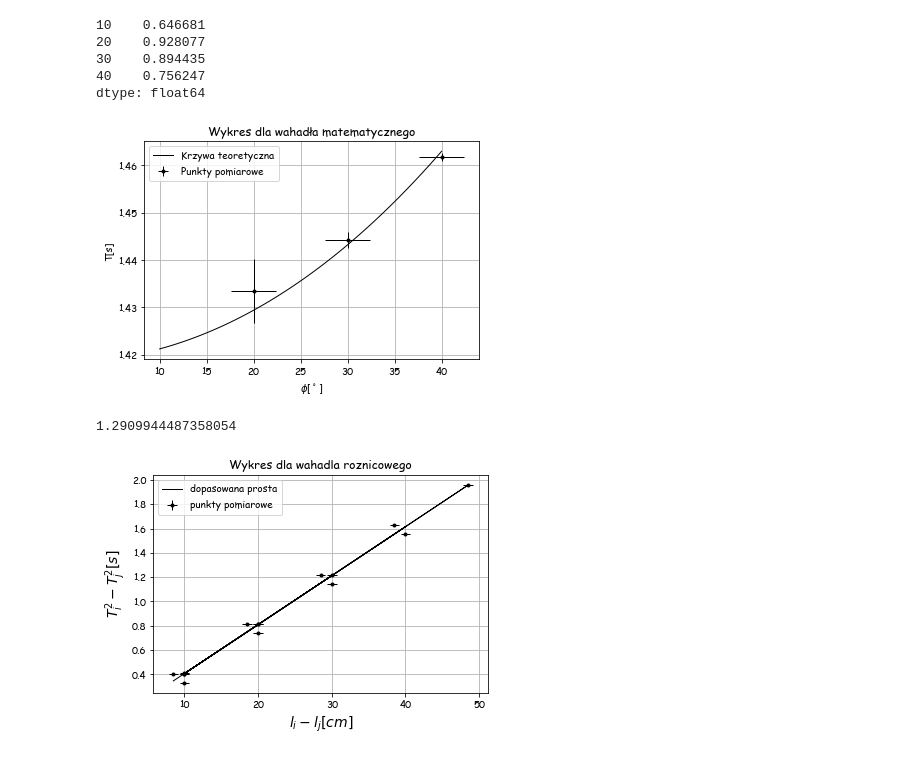
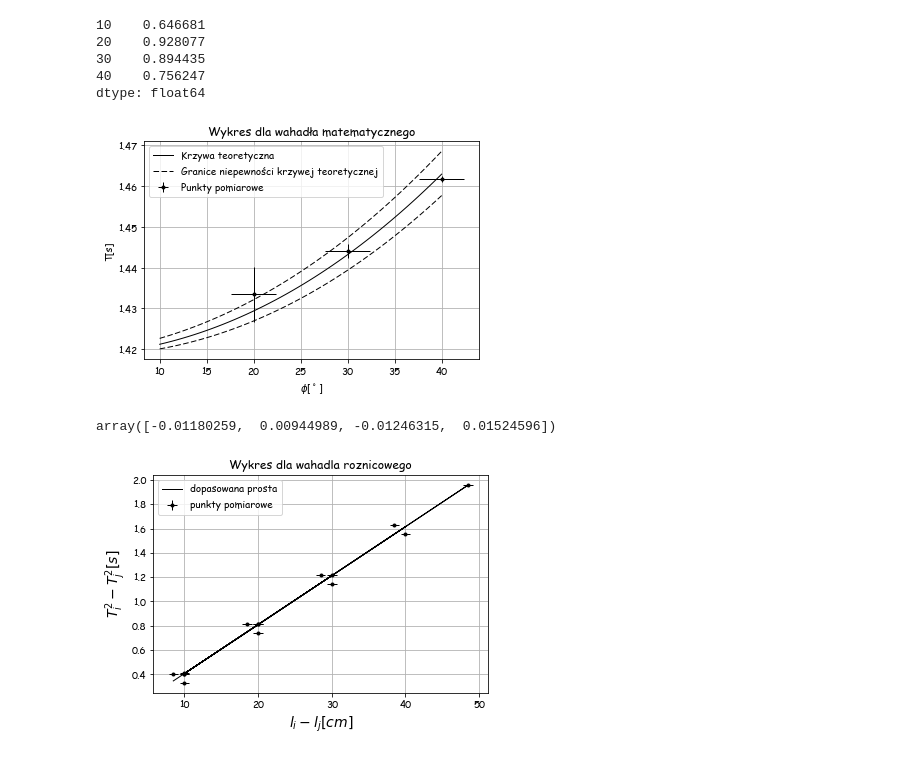
Before and after one commit to MarikinPaulina/LabFiz1, a Jupyter notebook: 08-03-Niepewność/Wahadło.ipynb, the cells around one changed output. Saved outputs shown, nothing was run; the diff lists cells and outputs as text; code cells hidden in the pictures.

```diff
--- a/08-03-Niepewność/Wahadło.ipynb
+++ b/08-03-Niepewność/Wahadło.ipynb
@@ -70,22 +70,22 @@ dtype: float64
 # %%
 matematyczne_pelnia = np.linspace(10*stopien,40*stopien)
 plt.errorbar(matematyczne_kat[1:],matematyczne.mean(0)[1:]/4,D_matematyczne[1:]/4,D_phi/stopien,'k.', label="Punkty pomiarowe",lw=1)
 plt.plot(matematyczne_pelnia/stopien,matematyczne_okres(matematyczne_pelnia),'k', label="Krzywa teoretyczna",lw=1)
-# plt.plot((matematyczne_pelnia+D_phi)/stopien,matematyczne_okres(matematyczne_pelnia+D_phi),'--k', \
-#          label="Granice niepewności krzywej teoretycznej",lw=1)
-# plt.plot((matematyczne_pelnia-D_phi)/stopien,matematyczne_okres(matematyczne_pelnia-D_phi),'--k',lw=1)
+plt.plot((matematyczne_pelnia)/stopien,matematyczne_okres(matematyczne_pelnia+D_phi),'--k', \
+         label="Granice niepewności krzywej teoretycznej",lw=1)
+plt.plot((matematyczne_pelnia)/stopien,matematyczne_okres(matematyczne_pelnia-D_phi),'--k',lw=1)
 plt.ylabel('T[s]')
 plt.xlabel(r'$\phi[^\circ]$')
 plt.title('Wykres dla wahadła matematycznego')
 plt.grid()
 plt.legend(loc='best')
 plt.savefig('Wykres_matematyczne.eps')
 # %% [output]
-[figure, old version]
+[figure, new version]
-# %%
-D_phi/stopien
-# %% [output]
-1.2909944487358054
+# %%
+matematyczne_okres(matematyczne_kat)-matematyczne_okres(matematyczne_kat-D_phi)
+# %% [output]
+array([-0.01180259,  0.00944989, -0.01246315,  0.01524596])
 # %%
 roznicowe_reshaped = roznicowe.mean(0).values.reshape(roznicowe.mean(0).size, 1)
 roznicowe_roznice = roznicowe_reshaped.T**2 - roznicowe_reshaped**2
```
Also changed, not shown: parts of 3 cells of this notebook, 4 other files.
